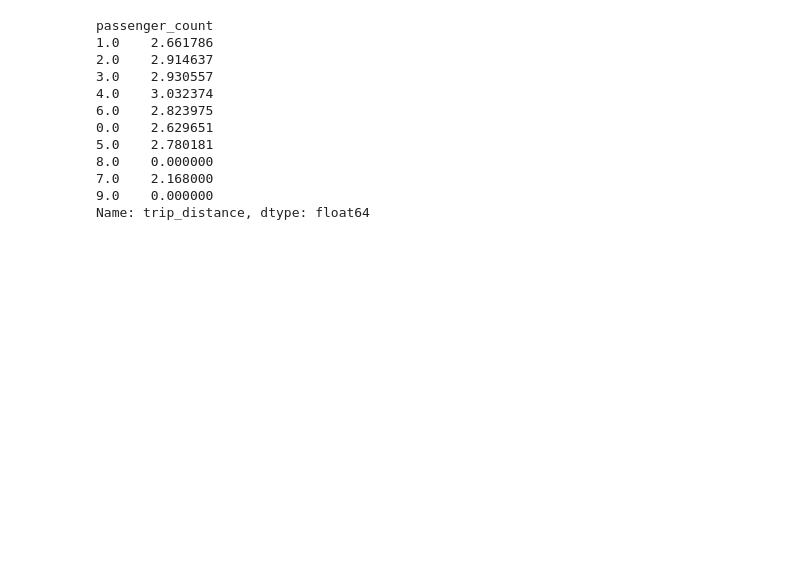
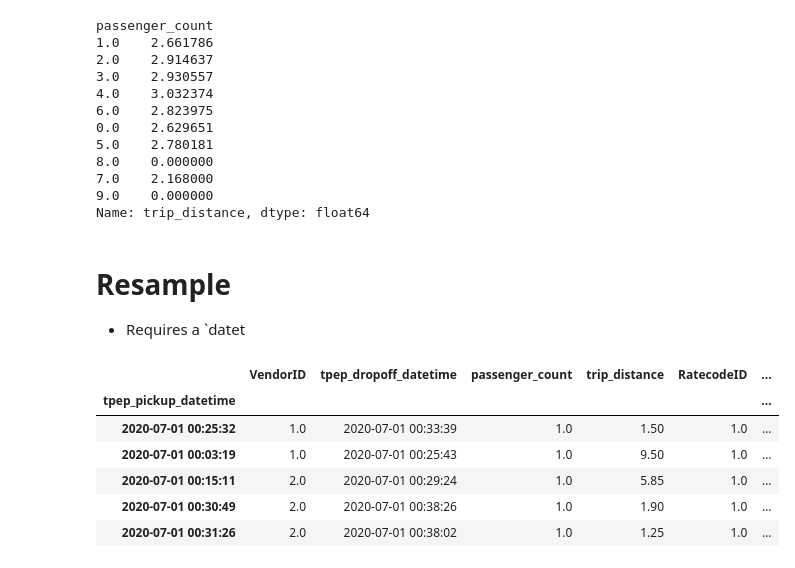
Before and after one commit to reuven/apple-2025-02February-pandas, a Jupyter notebook: 2025-03March-27.ipynb, the cells around one changed output. Drawn from its saved outputs; the diff is of its cells as text; code cells hidden in the pictures; blank space fills up the shorter version.

```diff
--- a/2025-03March-27.ipynb
+++ b/2025-03March-27.ipynb
@@ -1126,3 +1126,17 @@ passenger_count
 7.0    2.168000
 9.0    0.000000
 Name: trip_distance, dtype: float64
+# %% [markdown]
+# Resample
+
+- Requires a `datet
+# %%
+df.head()
+# %% [output]
+|  | VendorID | tpep_dropoff_datetime | passenger_count | trip_distance | RatecodeID | ... |
+| tpep_pickup_datetime |  |  |  |  |  | ... |
+| 2020-07-01 00:25:32 | 1.0 | 2020-07-01 00:33:39 | 1.0 | 1.50 | 1.0 | ... |
+| 2020-07-01 00:03:19 | 1.0 | 2020-07-01 00:25:43 | 1.0 | 9.50 | 1.0 | ... |
+| 2020-07-01 00:15:11 | 2.0 | 2020-07-01 00:29:24 | 1.0 | 5.85 | 1.0 | ... |
+| 2020-07-01 00:30:49 | 2.0 | 2020-07-01 00:38:26 | 1.0 | 1.90 | 1.0 | ... |
+| 2020-07-01 00:31:26 | 2.0 | 2020-07-01 00:38:02 | 1.0 | 1.25 | 1.0 | ... |
```
